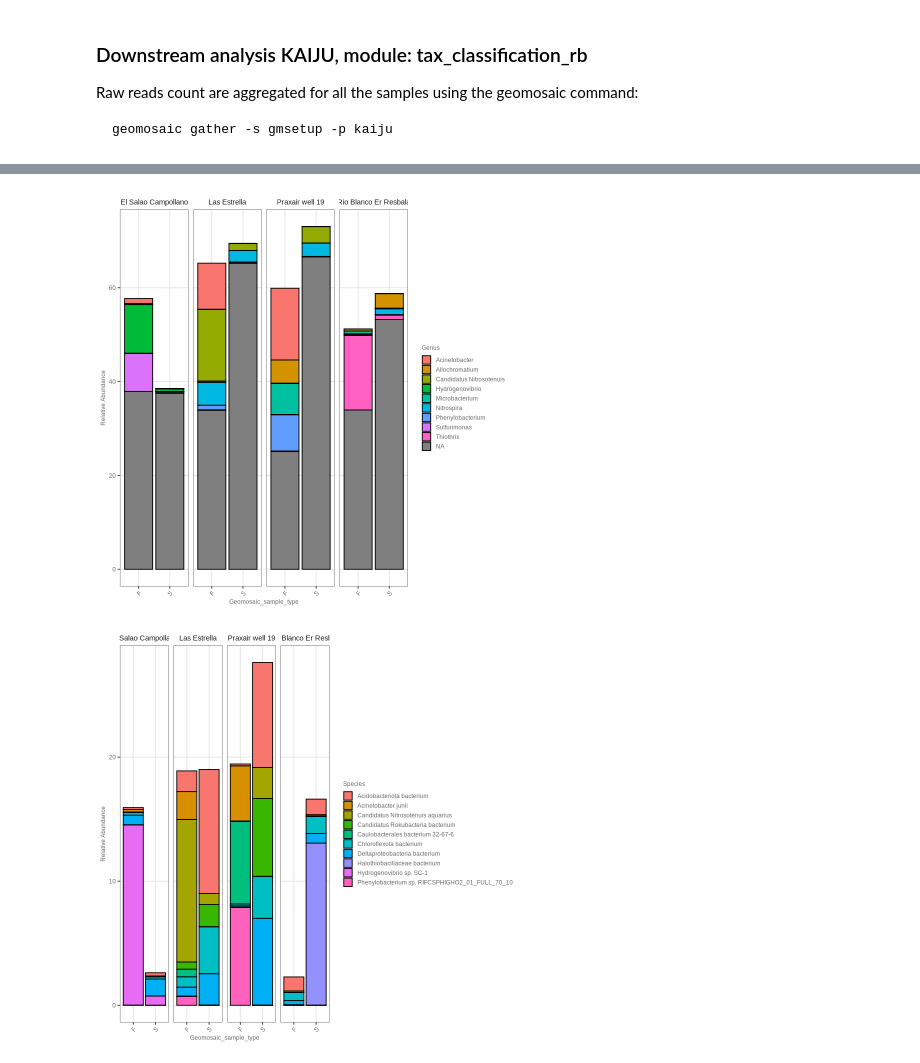
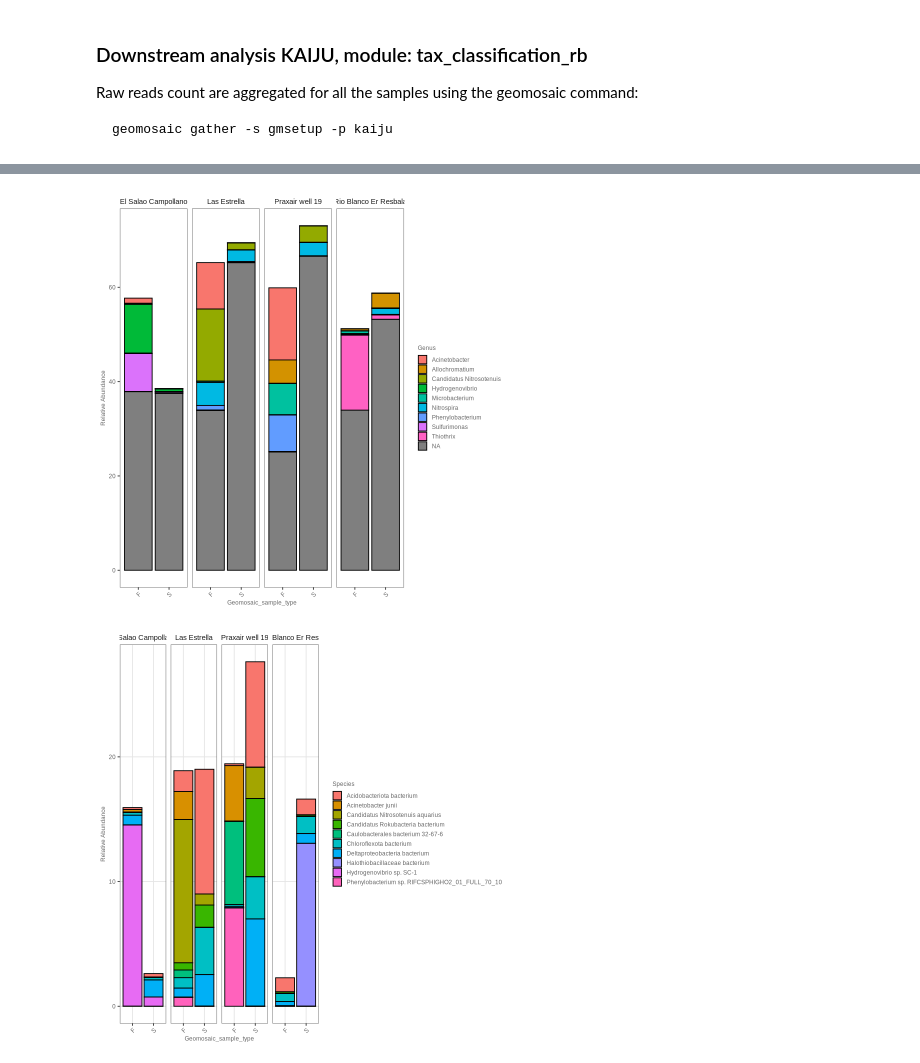
Before and after one commit to EdoT99/geomosaic_cookbook, a Jupyter notebook: notebooks/geomosaic_kaiju.ipynb, the cells around one changed output, grey strips where cells are left out. Cells and saved outputs as stored; diff of their text form; code cells hidden in the pictures.

```diff
--- a/notebooks/geomosaic_kaiju.ipynb
+++ b/notebooks/geomosaic_kaiju.ipynb
@@ -277,47 +279,45 @@ plot_bar(genus.top10.ra, x = "Geomosaic_sample_type", fill = "Genus") +
   labs(y = "Relative Abundance") +
   theme_glab() +
   theme(
-    axis.text.x = element_text(angle = 45, vjust = 1, hjust = 1),
+    axis.text.x = element_text(angle = 45, vjust = 1, hjust = 1,),
     strip.text.y = element_blank(),
     strip.background = element_blank(),
     legend.position = "right",
-    panel.grid.major = element_line(color = "grey90")
   )
 # %% [output]
-[figure, old version]
+[figure, new version]
 # %%
 # ── SPECIES ──────────────────────────────────────────────────────────────────
 level <- "species"
 payload <- read_kaiju(level)
 otu <- payload$otu
 taxa <- payload$taxa
 
 phy <- phyloseq(
   otu_table(as.matrix(otu), taxa_are_rows = T),
   tax_table(as.matrix(taxa)),
   sample_data(env)
 )
 
 prok <- subset_taxa(phy, !(Kingdom %in% c("unclassified", "Viruses", "cannot be assigned to a (non-viral) species")))
 prok_ndata_ra <- transform_sample_counts(prok, function(x) x/sum(x) * 100)
 
 N <- 10
 top10.species <- sort(taxa_sums(prok_ndata_ra), decreasing = TRUE)[1:N]
 species.top10.ra <- prune_taxa(names(top10.species), prok_ndata_ra)
 
 plot_bar(species.top10.ra, x = "Geomosaic_sample_type", fill = "Species") +
   facet_grid(~site_name, scales = "free", space = "free") +
   labs(y = "Relative Abundance") +
   theme_glab() +
   theme(
     axis.text.x = element_text(angle = 45, vjust = 1, hjust = 1),
     strip.text.y = element_blank(),
     strip.background = element_blank(),
     legend.position = "right",
-    panel.grid.major = element_line(color = "grey90")
   )
 # %% [output]
-[figure, old version]
+[figure, new version]
 # %%
 # ── NMDS ─────────────────────────────────────────────────────────────────────
 
```
Also changed, not shown: parts of 6 cells of this notebook.
